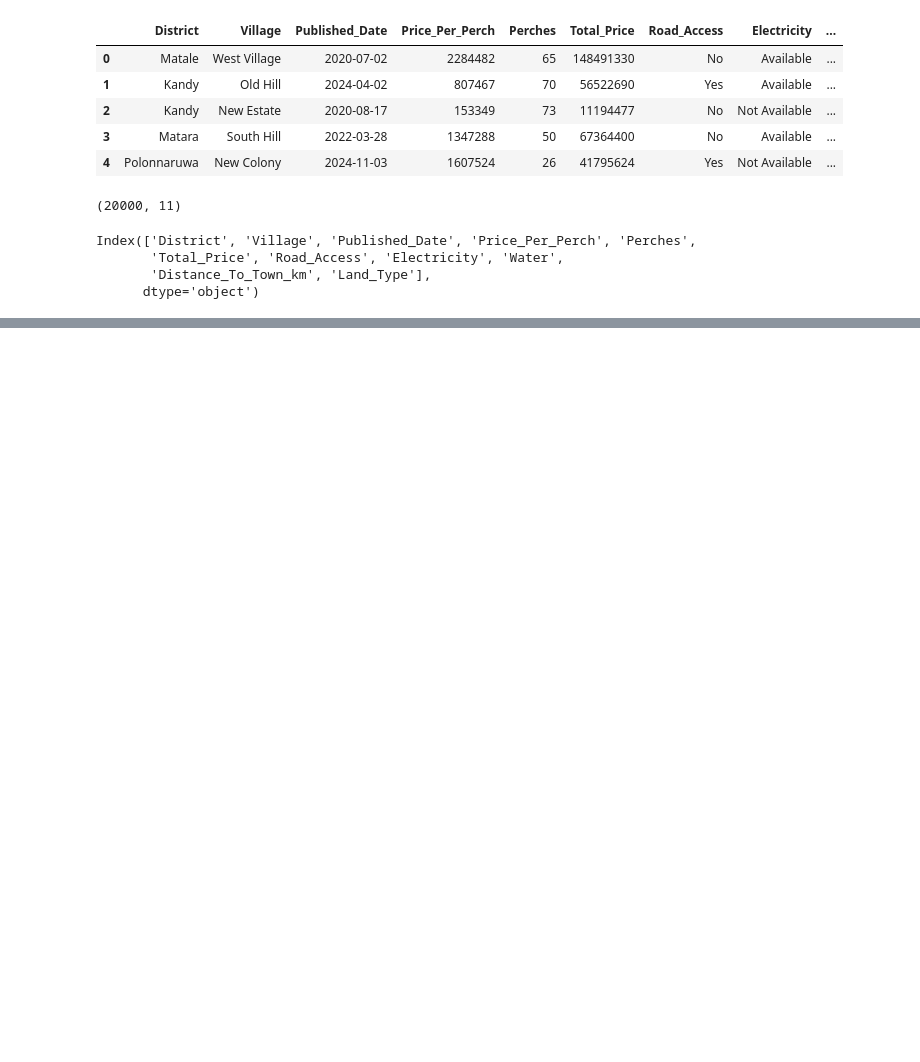
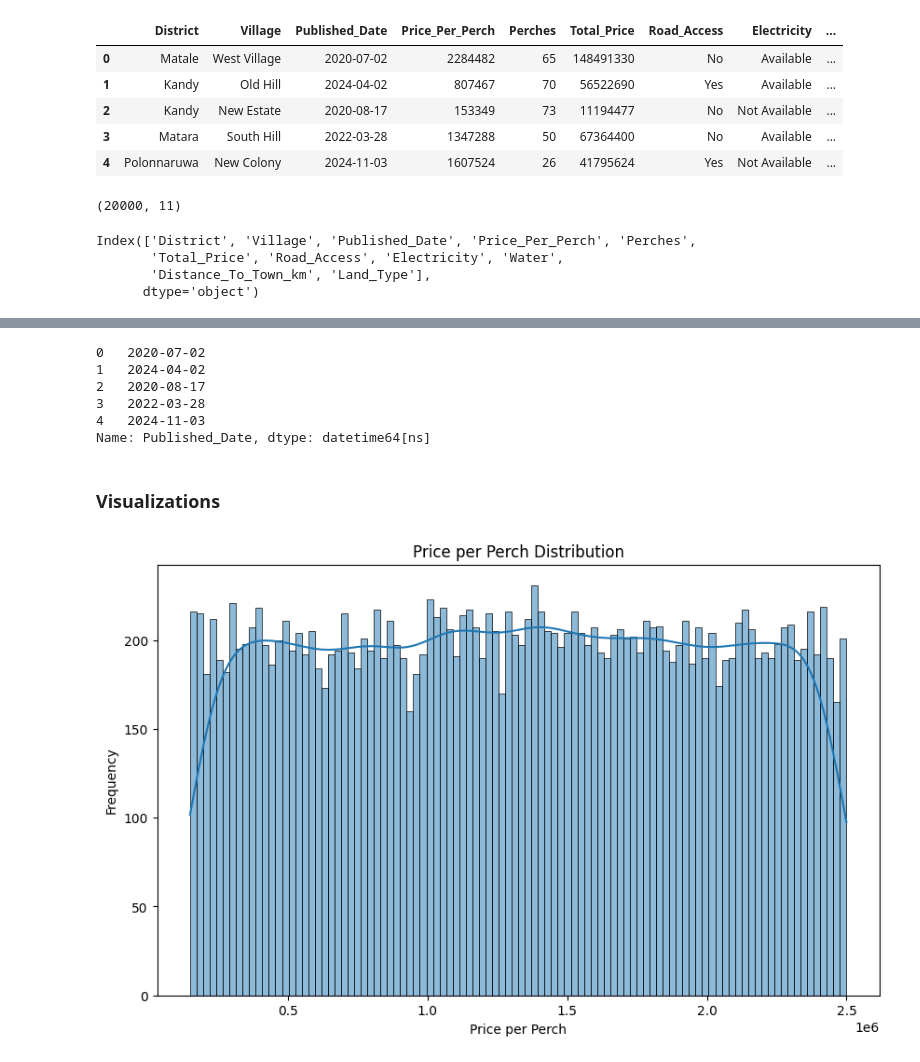
Before and after one commit to DhaneeraDulvanya/Sri-Lankan-Land-Price-Prediction-and-Real-Estate-Market-Analysis-System, a Jupyter notebook: notebooks/01_data_understandings.ipynb, the cells around one changed output, grey strips where cells are left out. Drawn from its saved outputs; the diff is of its cells as text; code cells hidden in the pictures; blank space fills up the shorter version.

```diff
--- a/notebooks/01_data_understandings.ipynb
+++ b/notebooks/01_data_understandings.ipynb
@@ -27,0 +138,2 @@ Index(['District', 'Village', 'Published_Date', 'Price_Per_Perch', 'Perches',
+# %%
+df["Published_Date"] = pd.to_datetime(df["Published_Date"], format='%Y-%m-%d')
@@ -27,0 +151,23 @@ Index(['District', 'Village', 'Published_Date', 'Price_Per_Perch', 'Perches',
+# %%
+df["Published_Date"].head()
+# %% [output]
+0   2020-07-02
+1   2024-04-02
+2   2020-08-17
+3   2022-03-28
+4   2024-11-03
+Name: Published_Date, dtype: datetime64[ns]
+# %% [markdown]
+### Visualizations
+# %%
+# price per perch destribution
+
+plt.figure(figsize=(10, 6))
+sns.histplot(df["Price_Per_Perch"], bins=100, kde=True)
+
+plt.title('Price per Perch Distribution')
+plt.xlabel('Price per Perch')
+plt.ylabel('Frequency')
+plt.show()
+# %% [output]
+[figure, added]
```
Also changed, not shown: parts of 9 cells of this notebook.
